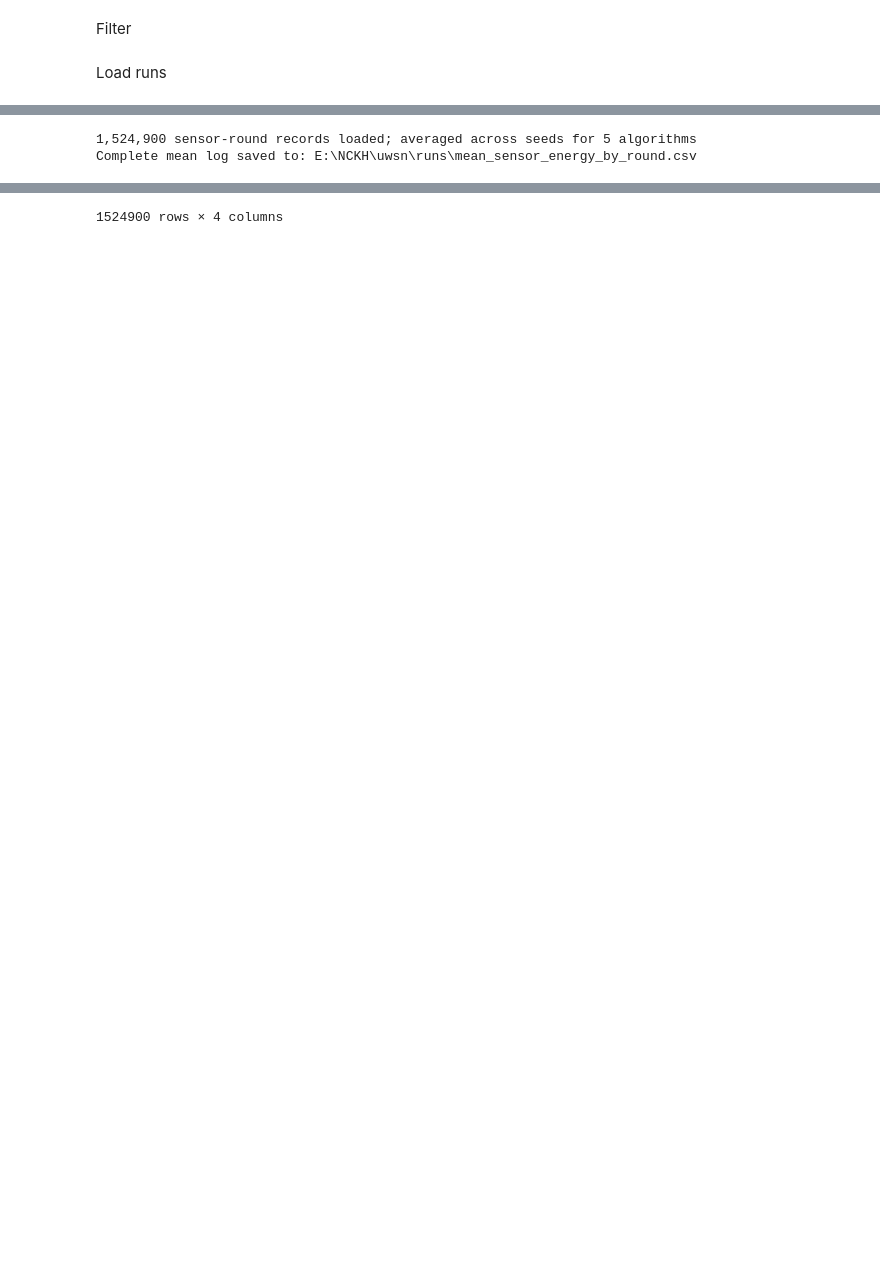
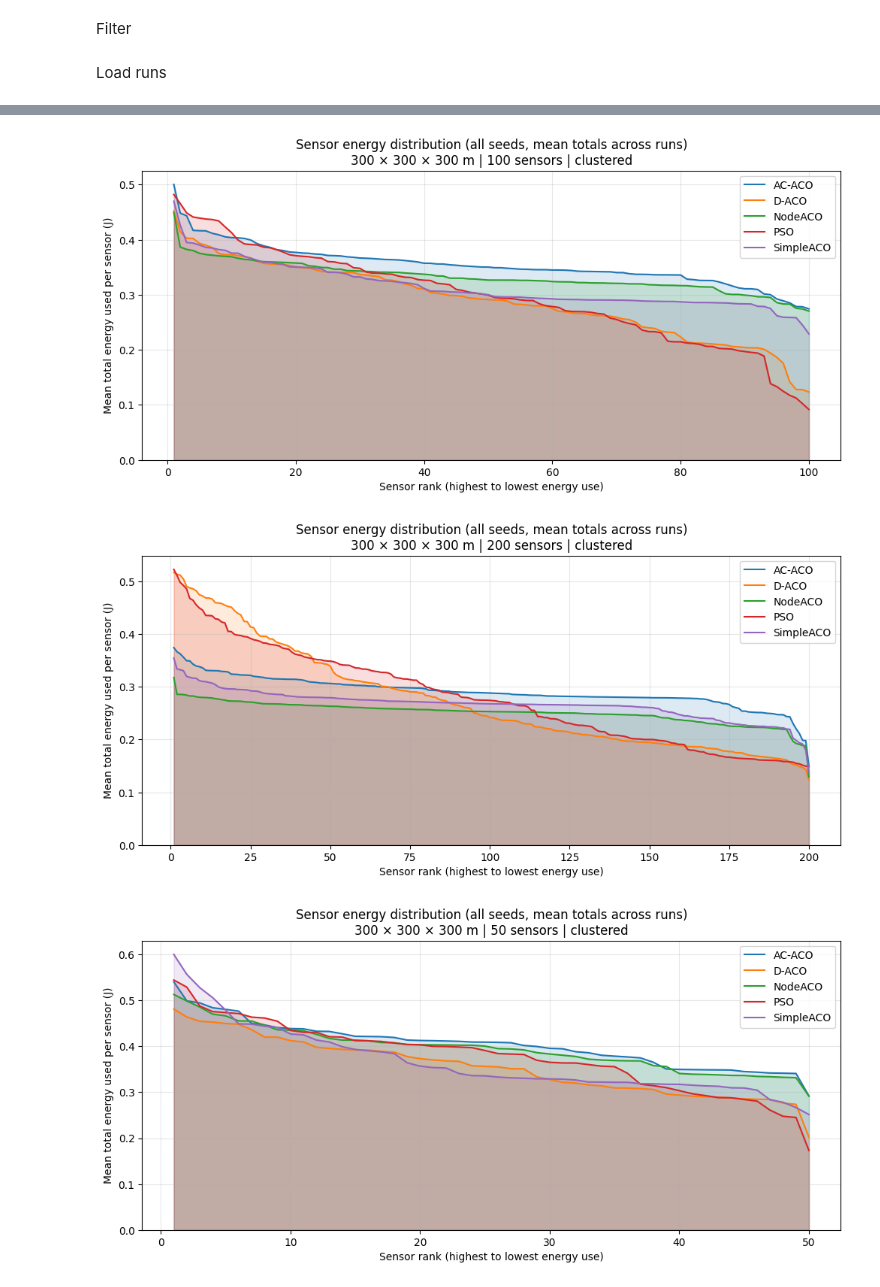
Before and after one commit to sida1420/uwsn, a Jupyter notebook: src/analyze.ipynb, the cells around one changed output, grey strips where cells are left out. Drawn from its saved outputs; the diff is of its cells as text; code cells hidden in the pictures; blank space fills up the shorter version.

```diff
--- a/src/analyze.ipynb
+++ b/src/analyze.ipynb
@@ -265,51 +307,33 @@ Per-sensor energy by round (mean across seeds)
 # %%
-def load_sensor_energy(runs_dir=RUNS_DIR, start=START_DATETIME, end=END_DATETIME, seed=SEED):
-    paths = sorted(Path(runs_dir).glob("*_sensor-energy.csv"))
-    start_key = start.replace("-", "").ljust(10, "0")
-    end_key = end.replace("-", "").ljust(10, "9")
+def load_sensor_energy(environment_runs):
     records = []
-
-    for path in paths:
-        stem = path.stem
-        prefix, run_seed, algo, marker = stem.rsplit("_", 3)
-        if marker != "sensor-energy":
-            continue
-        dt = prefix.rsplit("_", 1)[1]
-        if not (start_key <= dt <= end_key):
-            continue
-        if seed is not None and int(run_seed) != int(seed):
-            continue
-
-        frame = pd.read_csv(path)
-        sensor_columns = [column for column in frame.columns if column.startswith("sensor_")]
-        if "round" not in frame.columns or not sensor_columns:
-            raise ValueError(f"Invalid per-sensor energy file: {path.name}")
-        records.append(
-            frame[["round", *sensor_columns]]
-            .melt(id_vars="round", var_name="sensor", value_name="energy")
-            .assign(algo=algo, seed=int(run_seed), datetime=dt)
-        )
-
-    if not records:
-        raise ValueError(f"No per-sensor energy CSV files matched in {Path(runs_dir).resolve()}")
+    for run in environment_runs:
+        path = run["path"].with_name(run["path"].stem + "_sensor-energy.csv")
+        records.append(pd.read_csv(path, usecols=["sensor", "total_energy"])
+                       .assign(algo=run["algo"]))
     return pd.concat(records, ignore_index=True)
 
 
-sensor_energy_runs = load_sensor_energy()
-sensor_energy_mean = (
-    sensor_energy_runs
-    .groupby(["algo", "round", "sensor"], as_index=False)["energy"]
-    .mean()
-    .sort_values(["algo", "round", "sensor"])
- )
-sensor_energy_log = Path(RUNS_DIR) / "mean_sensor_energy_by_round.csv"
-sensor_energy_mean.to_csv(sensor_energy_log, index=False)
-print(
-    f"{len(sensor_energy_runs):,} sensor-round records loaded; "
-    f"averaged across seeds for {sensor_energy_mean['algo'].nunique()} algorithms"
- )
-print(f"Complete mean log saved to: {sensor_energy_log}")
-display(sensor_energy_mean)
+for environment, environment_runs in RUNS_BY_ENV.items():
+    # Each run stores one final total per sensor; average within this environment.
+    sensor_energy_distribution = (
+        load_sensor_energy(environment_runs)
+        .groupby(["algo", "sensor"], as_index=False)["total_energy"].mean()
+        .sort_values(["algo", "total_energy"], ascending=[True, False])
+    )
+    fig, ax = plt.subplots(figsize=(12, 5))
+    for algo, distribution in sensor_energy_distribution.groupby("algo", sort=False):
+        ranks = range(1, len(distribution) + 1)
+        energy = distribution["total_energy"]
+        color = styles[algo]["color"]
+        ax.plot(ranks, energy, linewidth=1.5, color=color, label=algo)
+        ax.fill_between(ranks, energy, 0, color=color, alpha=0.15)
+    ax.set_xlabel("Sensor rank (highest to lowest energy use)")
+    ax.set_ylabel(f"Mean total energy used per sensor ({ENERGY_UNIT})")
+    ax.set_title(f"Sensor energy distribution ({seed_label}, mean totals across runs)"
+                 f"\n{environment_label(environment)}")
+    ax.set_ylim(bottom=0)
+    ax.grid(alpha=0.3)
+    ax.legend()
+    plt.show()
 # %% [output]
-1,524,900 sensor-round records loaded; averaged across seeds for 5 algorithms
-Complete mean log saved to: E:\NCKH\uwsn\runs\mean_sensor_energy_by_round.csv
@@ -328 +340,3 @@ Complete mean log saved to: E:\NCKH\uwsn\runs\mean_sensor_energy_by_round.csv
-1524900 rows × 4 columns
+[figure, added]
+[figure, added]
+[figure, added]
```
Also changed, not shown: parts of 11 cells of this notebook.
